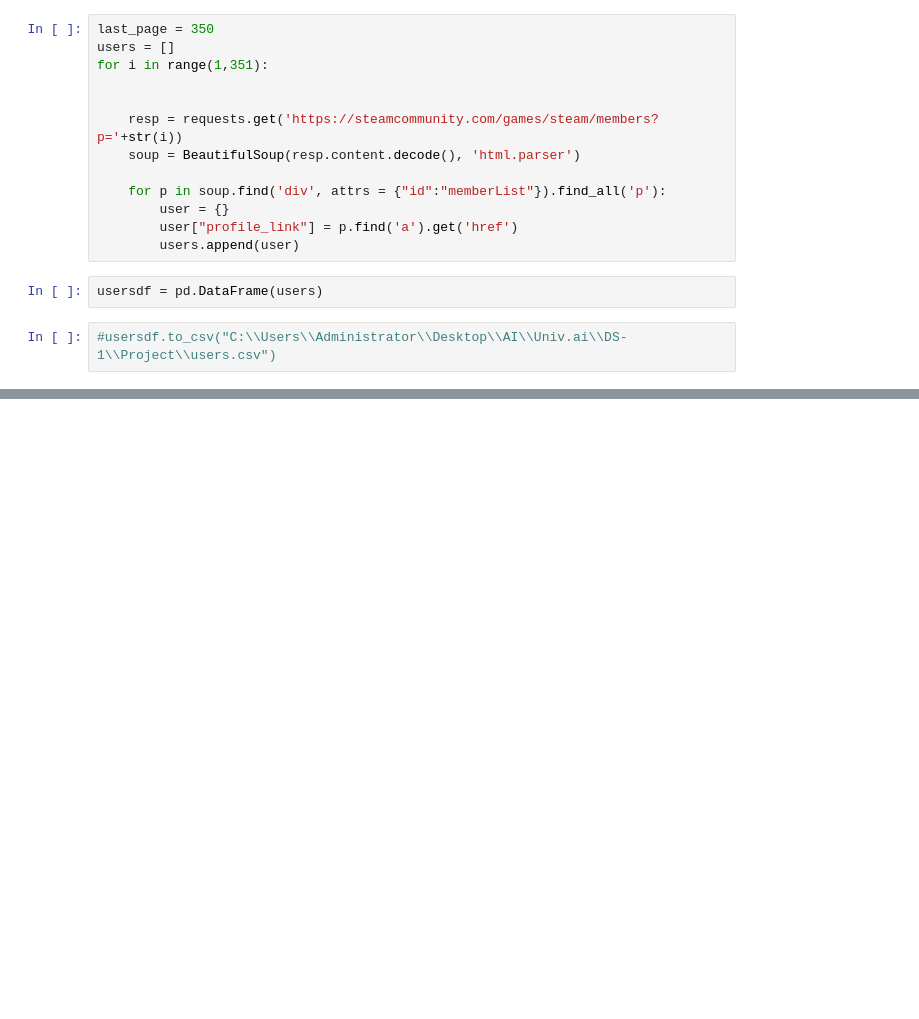
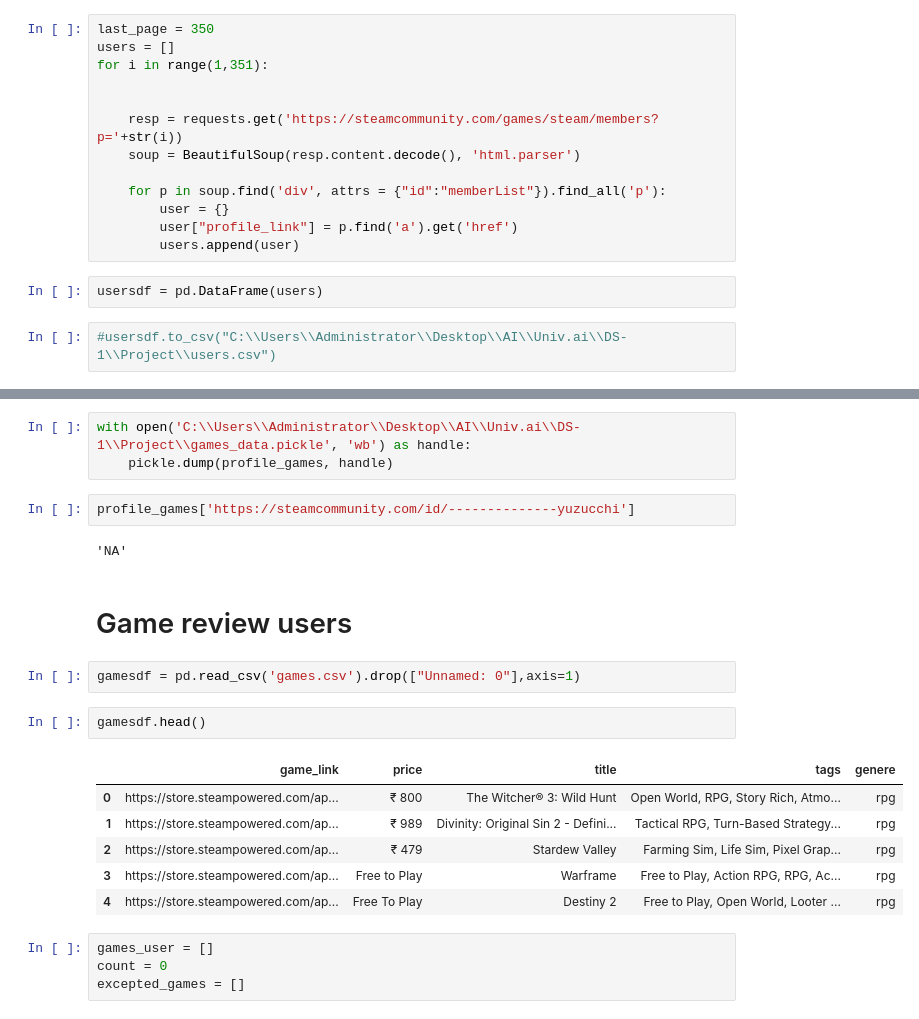
Before and after one commit to PoojanSmart/DS-1-Project-Steam-Games-Recommendation-System, a Jupyter notebook: Scraping.ipynb, the cells around one changed output, grey strips where cells are left out. Saved outputs shown, nothing was run; the diff lists cells and outputs as text; blank space fills up the shorter version.

```diff
--- a/Scraping.ipynb
+++ b/Scraping.ipynb
@@ -146,0 +130,24 @@ profile_games['https://steamcommunity.com/id/--------------yuzucchi']
+# %%
+with open('C:\\Users\\Administrator\\Desktop\\AI\\Univ.ai\\DS-1\\Project\\games_data.pickle', 'wb') as handle:
+    pickle.dump(profile_games, handle)
+# %%
+profile_games['https://steamcommunity.com/id/--------------yuzucchi']
+# %% [output]
+'NA'
+# %% [markdown]
+# Game review users
+# %%
+gamesdf = pd.read_csv('games.csv').drop(["Unnamed: 0"],axis=1)
+# %%
+gamesdf.head()
+# %% [output]
+|  | game_link | price | title | tags | genere |
+| 0 | https://store.steampowered.com/ap... | ₹ 800 | The Witcher® 3: Wild Hunt | Open World, RPG, Story Rich, Atmo... | rpg |
+| 1 | https://store.steampowered.com/ap... | ₹ 989 | Divinity: Original Sin 2 - Defini... | Tactical RPG, Turn-Based Strategy... | rpg |
+| 2 | https://store.steampowered.com/ap... | ₹ 479 | Stardew Valley | Farming Sim, Life Sim, Pixel Grap... | rpg |
+| 3 | https://store.steampowered.com/ap... | Free to Play | Warframe | Free to Play, Action RPG, RPG, Ac... | rpg |
+| 4 | https://store.steampowered.com/ap... | Free To Play | Destiny 2 | Free to Play, Open World, Looter ... | rpg |
+# %%
+games_user = []
+count = 0
+excepted_games = []
```
Also changed, not shown: parts of 24 cells of this notebook, 4 other files.
